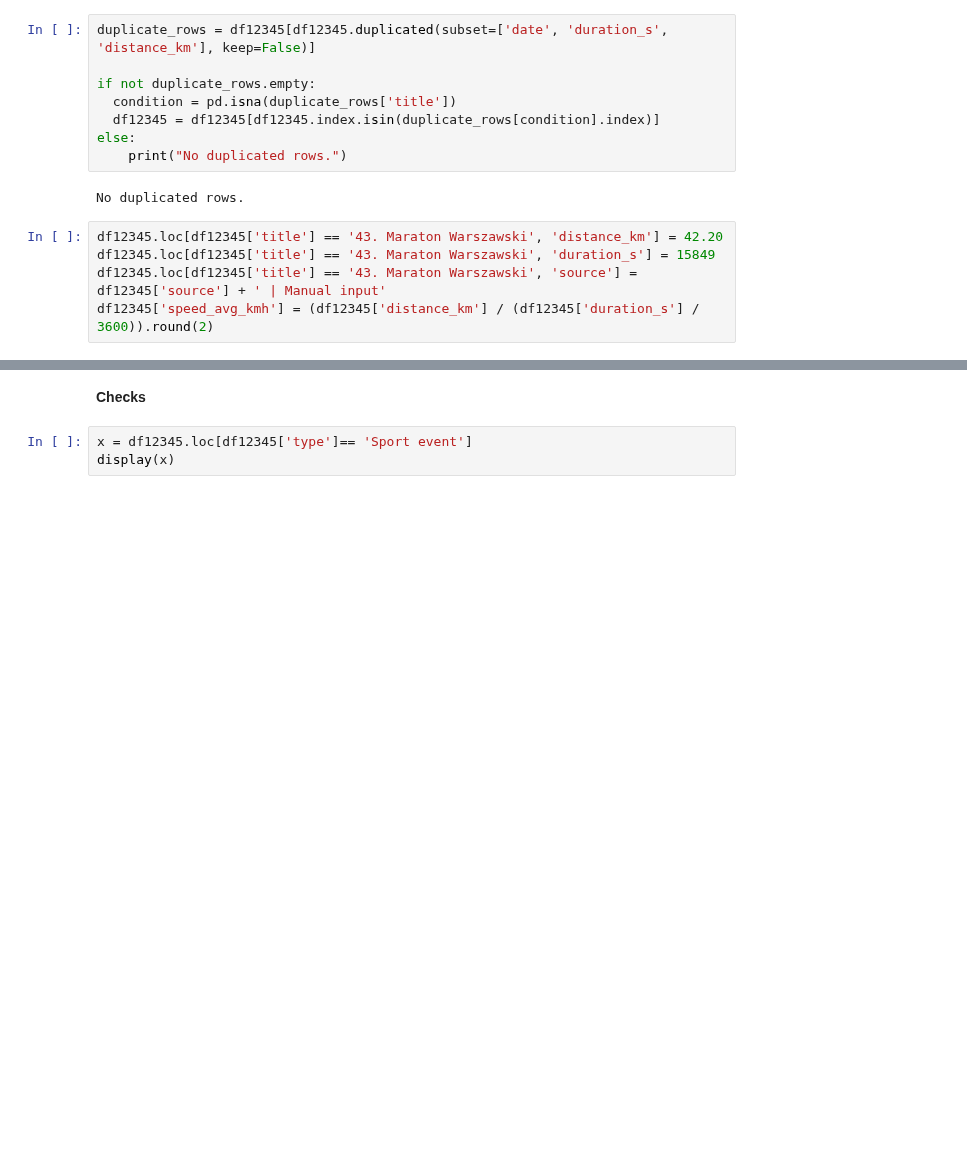
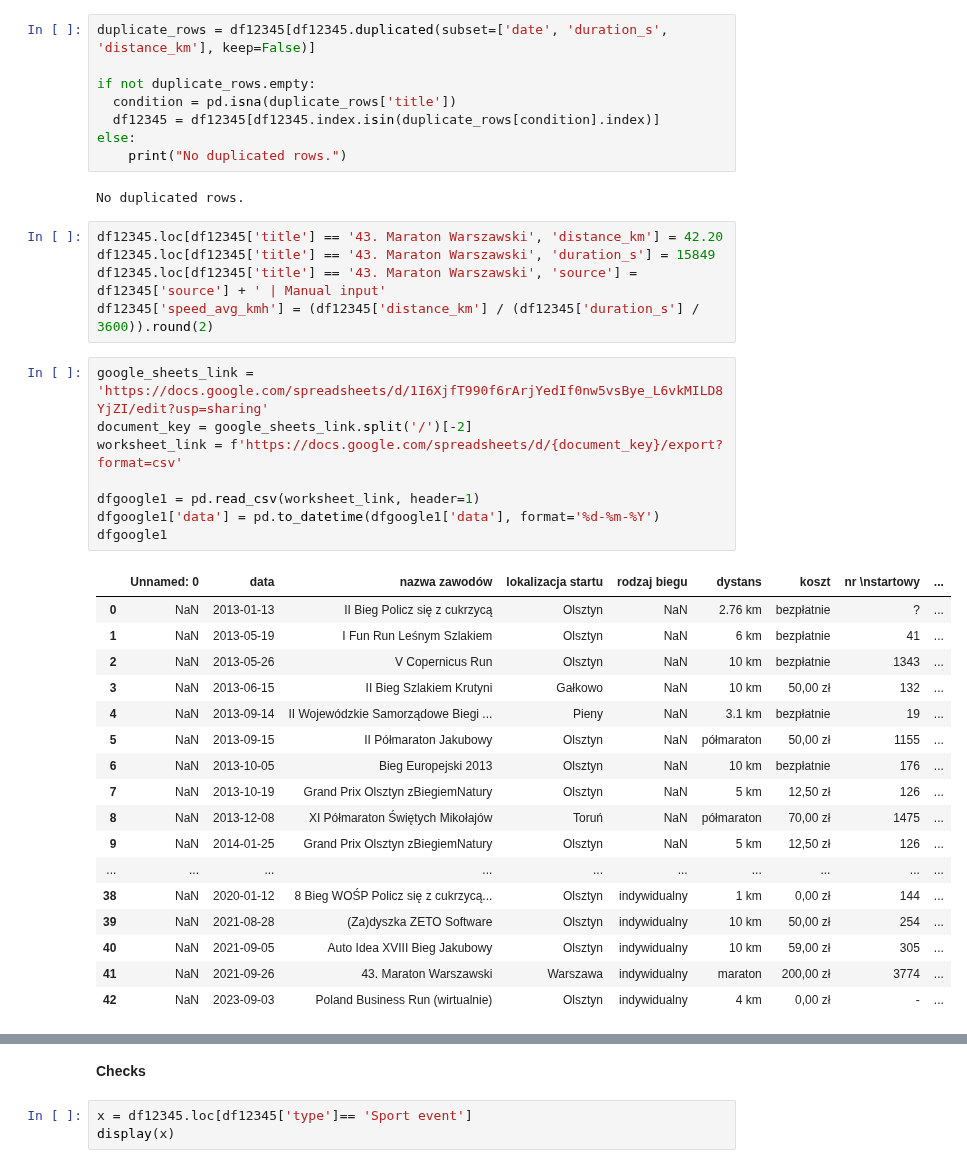
Before and after one commit to slazur83/Tableau, a Jupyter notebook: Workouts.ipynb, the cells around one changed output, grey strips where cells are left out. Cells and saved outputs as stored; diff of their text form; blank space fills up the shorter version.

```diff
--- a/Workouts.ipynb
+++ b/Workouts.ipynb
@@ -244,3 +241,29 @@ df12345.loc[df12345['title'] == '43. Maraton Warszawski', 'distance_km'] = 42.20
 df12345.loc[df12345['title'] == '43. Maraton Warszawski', 'duration_s'] = 15849
 df12345.loc[df12345['title'] == '43. Maraton Warszawski', 'source'] = df12345['source'] + ' | Manual input'
 df12345['speed_avg_kmh'] = (df12345['distance_km'] / (df12345['duration_s'] / 3600)).round(2)
+# %%
+google_sheets_link = 'https://docs.google.com/spreadsheets/d/1I6XjfT990f6rArjYedIf0nw5vsBye_L6vkMILD8YjZI/edit?usp=sharing'
+document_key = google_sheets_link.split('/')[-2]
+worksheet_link = f'https://docs.google.com/spreadsheets/d/{document_key}/export?format=csv'
+
+dfgoogle1 = pd.read_csv(worksheet_link, header=1)
+dfgoogle1['data'] = pd.to_datetime(dfgoogle1['data'], format='%d-%m-%Y')
+dfgoogle1
+# %% [output]
+|  | Unnamed: 0 | data | nazwa zawodów | lokalizacja startu | rodzaj biegu | dystans | koszt | nr \nstartowy | ... |
+| 0 | NaN | 2013-01-13 | II Bieg Policz się z cukrzycą | Olsztyn | NaN | 2.76 km | bezpłatnie | ? | ... |
+| 1 | NaN | 2013-05-19 | I Fun Run Leśnym Szlakiem | Olsztyn | NaN | 6 km | bezpłatnie | 41 | ... |
+| 2 | NaN | 2013-05-26 | V Copernicus Run | Olsztyn | NaN | 10 km | bezpłatnie | 1343 | ... |
+| 3 | NaN | 2013-06-15 | II Bieg Szlakiem Krutyni | Gałkowo | NaN | 10 km | 50,00 zł | 132 | ... |
+| 4 | NaN | 2013-09-14 | II Wojewódzkie Samorządowe Biegi ... | Pieny | NaN | 3.1 km | bezpłatnie | 19 | ... |
+| 5 | NaN | 2013-09-15 | II Półmaraton Jakubowy | Olsztyn | NaN | półmaraton | 50,00 zł | 1155 | ... |
+| 6 | NaN | 2013-10-05 | Bieg Europejski 2013 | Olsztyn | NaN | 10 km | bezpłatnie | 176 | ... |
+| 7 | NaN | 2013-10-19 | Grand Prix Olsztyn zBiegiemNatury | Olsztyn | NaN | 5 km | 12,50 zł | 126 | ... |
+| 8 | NaN | 2013-12-08 | XI Półmaraton Świętych Mikołajów | Toruń | NaN | półmaraton | 70,00 zł | 1475 | ... |
+| 9 | NaN | 2014-01-25 | Grand Prix Olsztyn zBiegiemNatury | Olsztyn | NaN | 5 km | 12,50 zł | 126 | ... |
+| ... | ... | ... | ... | ... | ... | ... | ... | ... | ... |
+| 38 | NaN | 2020-01-12 | 8 Bieg WOŚP Policz się z cukrzycą... | Olsztyn | indywidualny | 1 km | 0,00 zł | 144 | ... |
+| 39 | NaN | 2021-08-28 | (Za)dyszka ZETO Software | Olsztyn | indywidualny | 10 km | 50,00 zł | 254 | ... |
+| 40 | NaN | 2021-09-05 | Auto Idea XVIII Bieg Jakubowy | Olsztyn | indywidualny | 10 km | 59,00 zł | 305 | ... |
+| 41 | NaN | 2021-09-26 | 43. Maraton Warszawski | Warszawa | indywidualny | maraton | 200,00 zł | 3774 | ... |
+| 42 | NaN | 2023-09-03 | Poland Business Run (wirtualnie) | Olsztyn | indywidualny | 4 km | 0,00 zł | - | ... |
```
Also changed, not shown: parts of 5 cells of this notebook.
